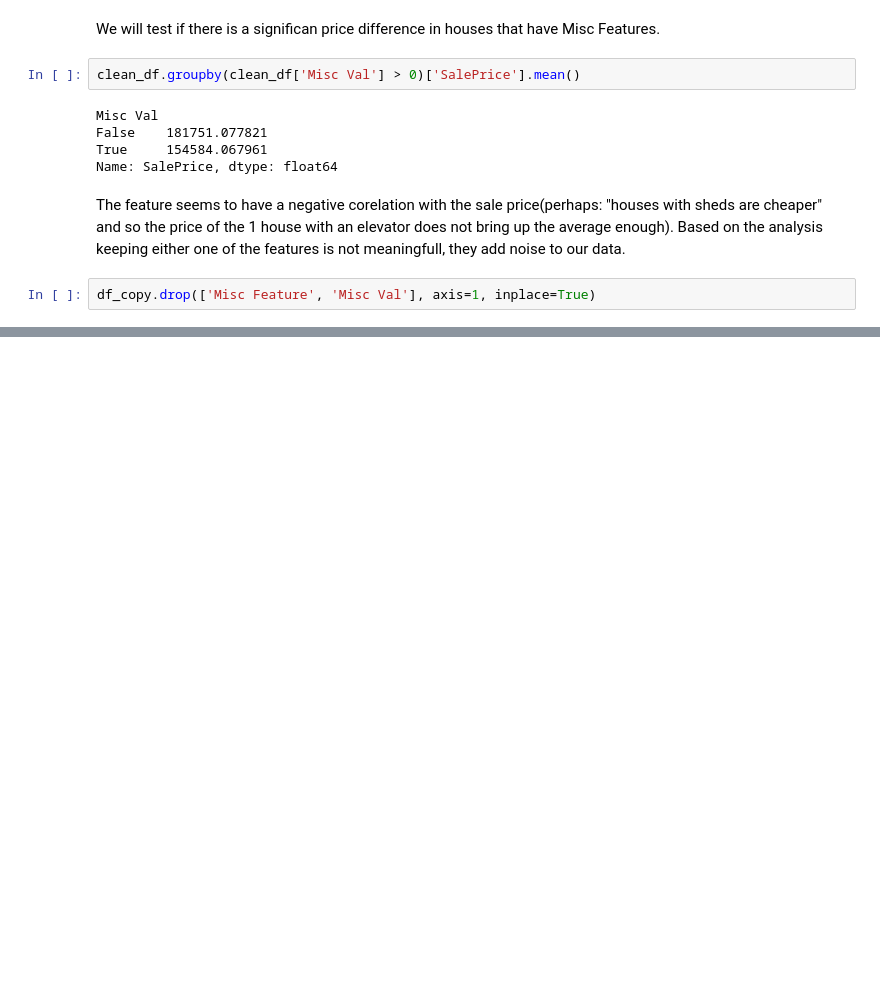
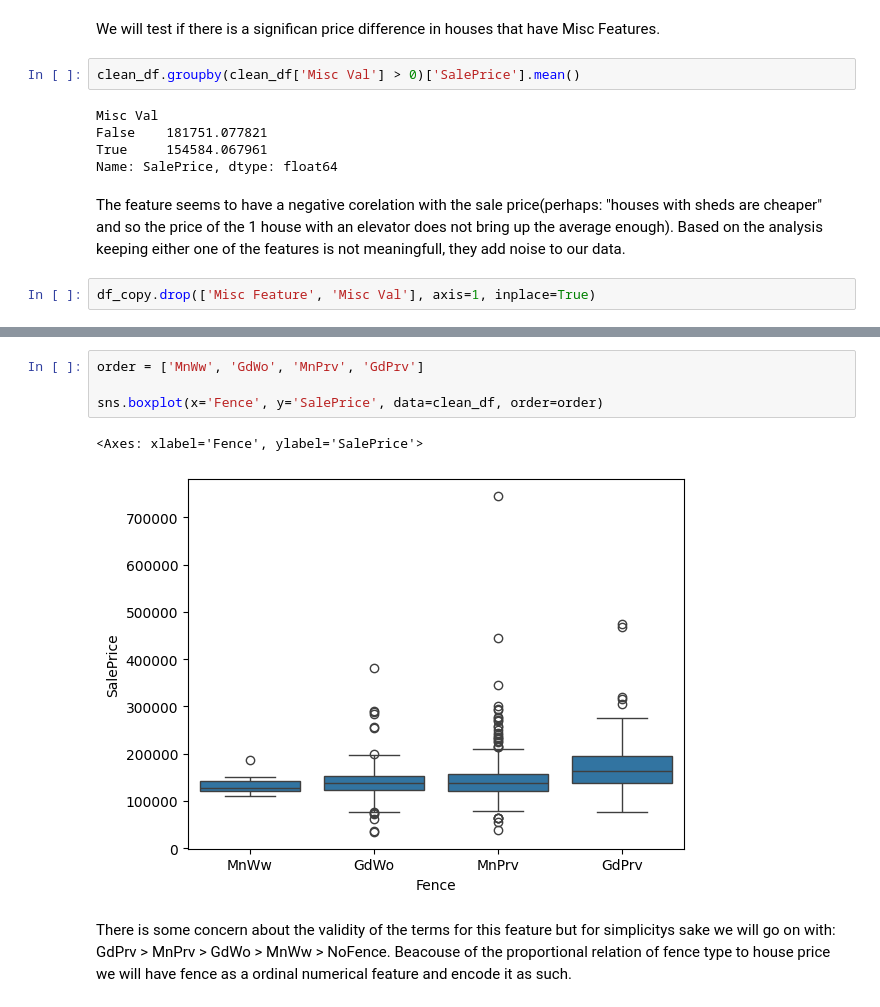
Before and after one commit to hedesiustefan/ML_Project, a Jupyter notebook: dataexplore.ipynb, the cells around one changed output, grey strips where cells are left out. Saved outputs shown, nothing was run; the diff lists cells and outputs as text; blank space fills up the shorter version.

```diff
--- a/dataexplore.ipynb
+++ b/dataexplore.ipynb
@@ -358,0 +380,9 @@ df_copy.drop(['Misc Feature', 'Misc Val'], axis=1, inplace=True)
+# %%
+order = ['MnWw', 'GdWo', 'MnPrv', 'GdPrv']
+
+sns.boxplot(x='Fence', y='SalePrice', data=clean_df, order=order)
+# %% [output]
+<Axes: xlabel='Fence', ylabel='SalePrice'>
+[figure, added]
+# %% [markdown]
+There is some concern about the validity of the terms for this feature but for simplicitys sake we will go on with: GdPrv > MnPrv > GdWo > MnWw > NoFence. Beacouse of the proportional relation of fence type to house price we will have fence as a ordinal numerical feature and encode it as such.
```
Also changed, not shown: parts of 17 cells of this notebook.
